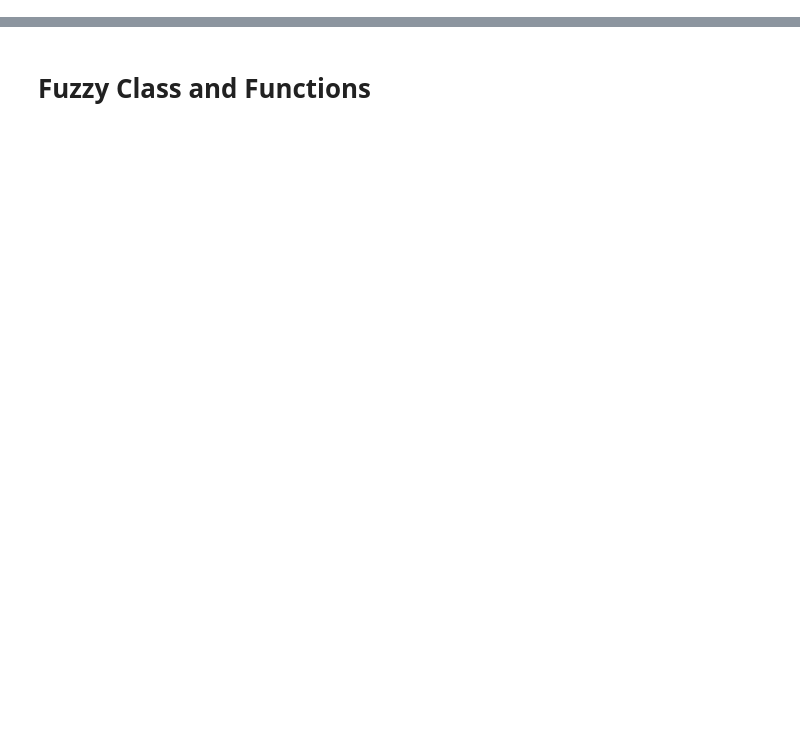
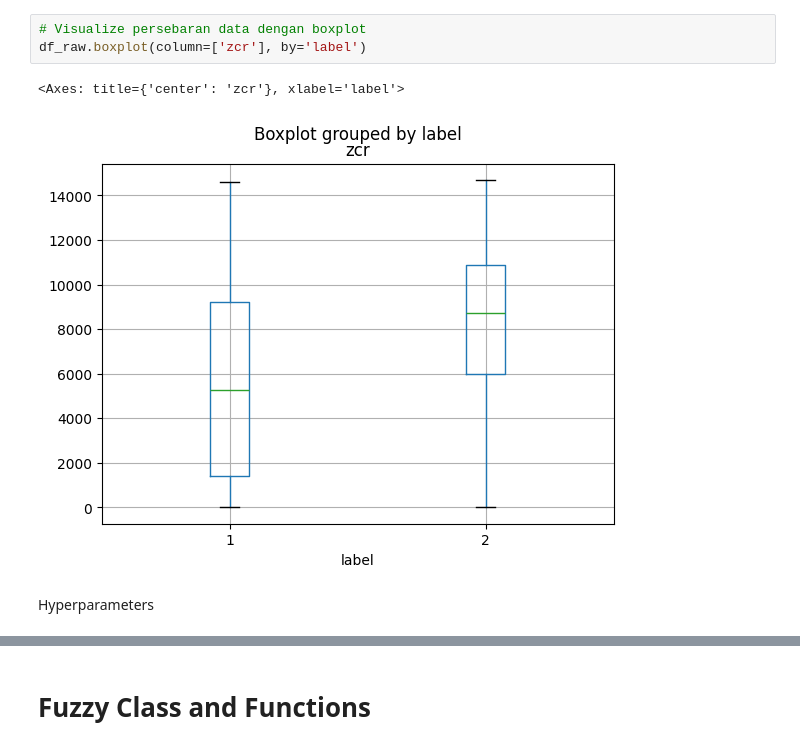
Before and after one commit to FathanAM0/Dasar-Kecerdasan-Artificial_Tugas-Besar, a Jupyter notebook: code_Fuzzy.ipynb, the cells around one changed output, grey strips where cells are left out. Drawn from its saved outputs; the diff is of its cells as text; blank space fills up the shorter version.

```diff
--- a/code_Fuzzy.ipynb
+++ b/code_Fuzzy.ipynb
@@ -10,0 +69,8 @@ THRESHOLD = 0.5
+# %%
+# Visualize persebaran data dengan boxplot
+df_raw.boxplot(column=['zcr'], by='label')
+# %% [output]
+<Axes: title={'center': 'zcr'}, xlabel='label'>
+[figure, added]
+# %% [markdown]
+Hyperparameters
```
Also changed, not shown: parts of 38 cells of this notebook.
